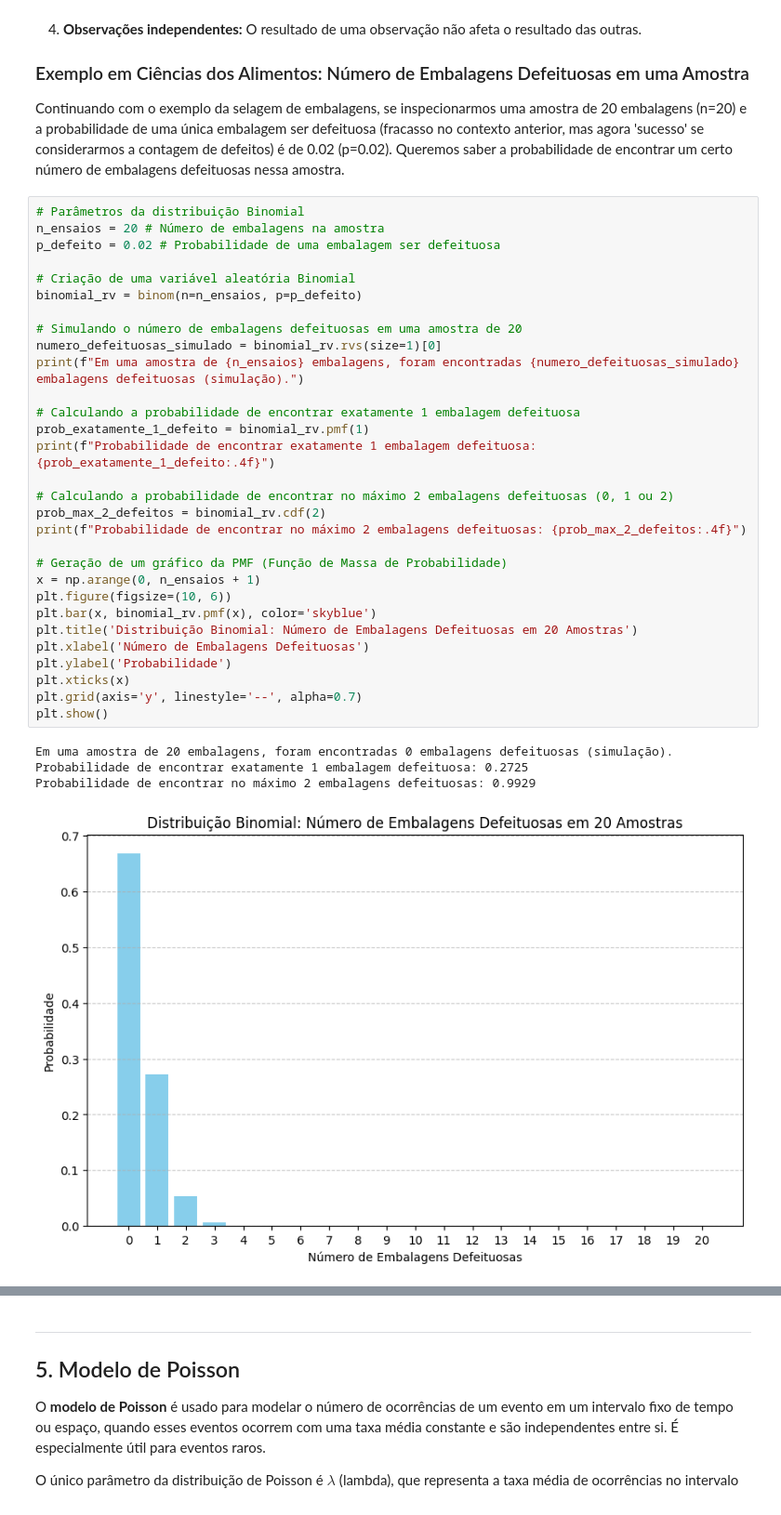
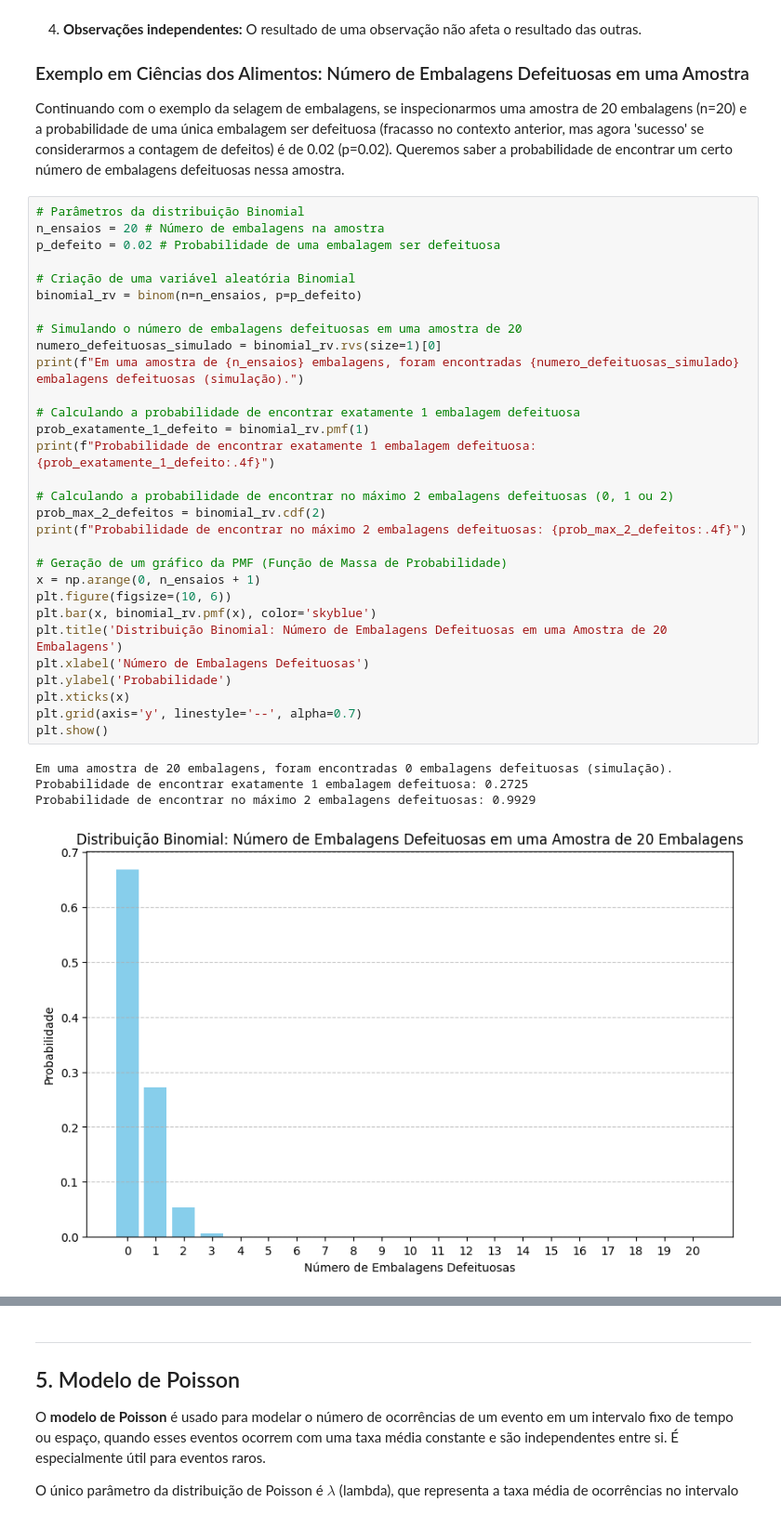
Before and after one commit to Gutavo2000/LCE0212---Estat-stica-Aplicada-s-Ci-ncias-dos-Alimentos, a Jupyter notebook: tarefa11_variaveis_aleatorias_alimento.ipynb, the cells around one changed output, grey strips where cells are left out. Shown at 93% size. Saved outputs shown, nothing was run; the diff lists cells and outputs as text.

```diff
--- a/tarefa11_variaveis_aleatorias_alimento.ipynb
+++ b/tarefa11_variaveis_aleatorias_alimento.ipynb
@@ -128,32 +134,32 @@ n_ensaios = 20 # Número de embalagens na amostra
 p_defeito = 0.02 # Probabilidade de uma embalagem ser defeituosa
 
 # Criação de uma variável aleatória Binomial
 binomial_rv = binom(n=n_ensaios, p=p_defeito)
 
 # Simulando o número de embalagens defeituosas em uma amostra de 20
 numero_defeituosas_simulado = binomial_rv.rvs(size=1)[0]
 print(f"Em uma amostra de {n_ensaios} embalagens, foram encontradas {numero_defeituosas_simulado} embalagens defeituosas (simulação).")
 
 # Calculando a probabilidade de encontrar exatamente 1 embalagem defeituosa
 prob_exatamente_1_defeito = binomial_rv.pmf(1)
 print(f"Probabilidade de encontrar exatamente 1 embalagem defeituosa: {prob_exatamente_1_defeito:.4f}")
 
 # Calculando a probabilidade de encontrar no máximo 2 embalagens defeituosas (0, 1 ou 2)
 prob_max_2_defeitos = binomial_rv.cdf(2)
 print(f"Probabilidade de encontrar no máximo 2 embalagens defeituosas: {prob_max_2_defeitos:.4f}")
 
 # Geração de um gráfico da PMF (Função de Massa de Probabilidade)
 x = np.arange(0, n_ensaios + 1)
 plt.figure(figsize=(10, 6))
 plt.bar(x, binomial_rv.pmf(x), color='skyblue')
-plt.title('Distribuição Binomial: Número de Embalagens Defeituosas em 20 Amostras')
+plt.title('Distribuição Binomial: Número de Embalagens Defeituosas em uma Amostra de 20 Embalagens')
 plt.xlabel('Número de Embalagens Defeituosas')
 plt.ylabel('Probabilidade')
 plt.xticks(x)
 plt.grid(axis='y', linestyle='--', alpha=0.7)
 plt.show()
 # %% [output]
 Em uma amostra de 20 embalagens, foram encontradas 0 embalagens defeituosas (simulação).
 Probabilidade de encontrar exatamente 1 embalagem defeituosa: 0.2725
 Probabilidade de encontrar no máximo 2 embalagens defeituosas: 0.9929
-[figure, old version]
+[figure, new version]
```
Also changed, not shown: parts of 5 cells of this notebook.
